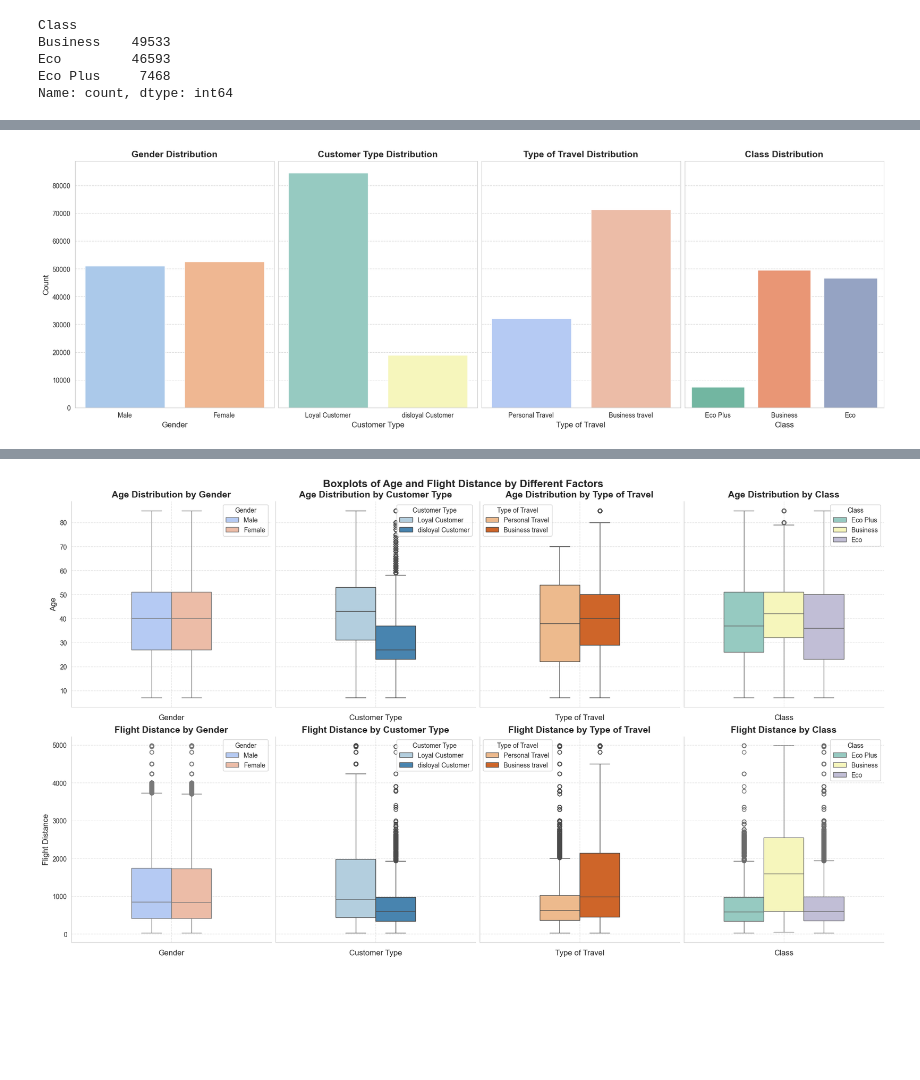
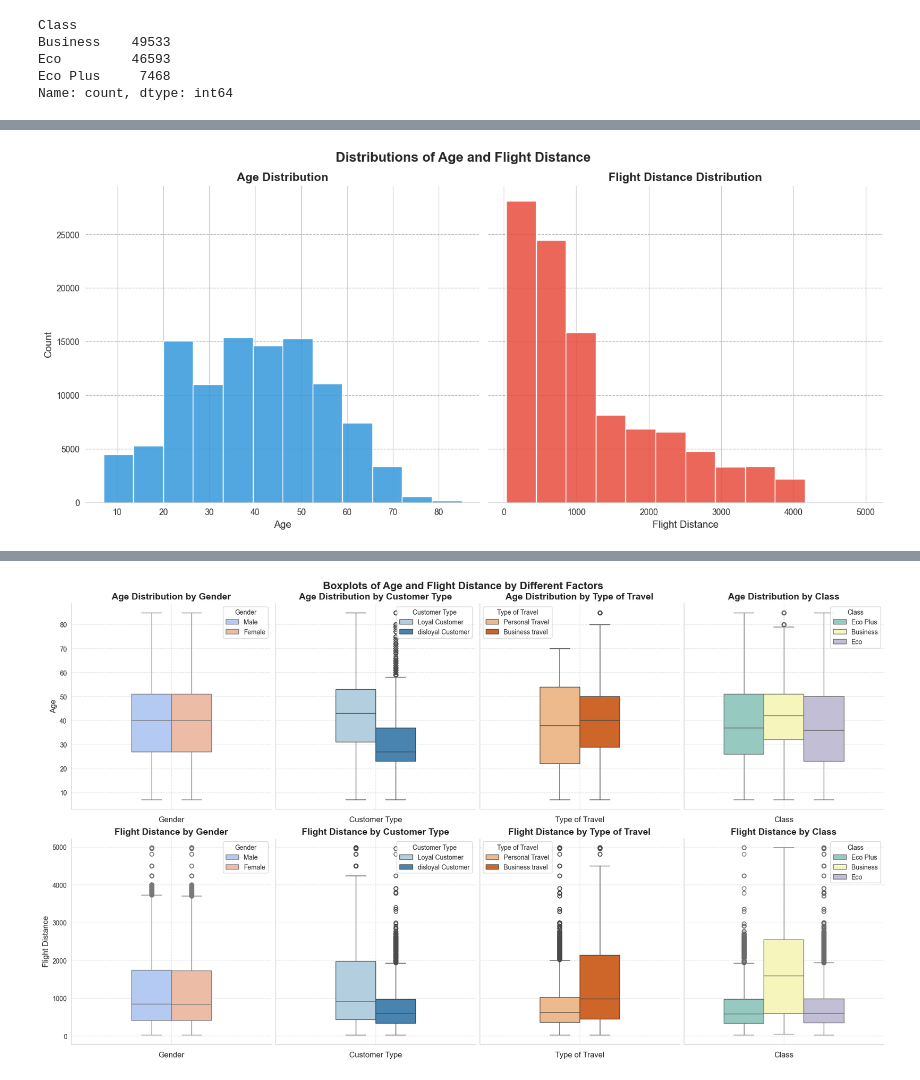
Before and after one commit to Edie-Z/AirlinePassengerSatisfaction, a Jupyter notebook: PassengerSatisfaction_Description.ipynb, the cells around one changed output, grey strips where cells are left out. Cells and saved outputs as stored; diff of their text form; code cells hidden in the pictures; blank space fills up the shorter version.

```diff
--- a/PassengerSatisfaction_Description.ipynb
+++ b/PassengerSatisfaction_Description.ipynb
@@ -169,33 +196,40 @@ Name: count, dtype: int64
 # %%
-fig, ax = plt.subplots(1, 4, figsize=(18, 6), constrained_layout=True, sharey=True)
+fig, ax = plt.subplots(nrows=1, ncols=2, figsize=(14, 6), constrained_layout=True, sharey=True)
 
-sns.countplot(data=data, x='Gender', hue='Gender', ax=ax[0], palette="pastel")
-ax[0].set_title("Gender Distribution", fontsize=14, weight='bold')
-ax[0].set_xlabel("Gender", fontsize=12)
+histplot_params = {
+    'bins': 12,
+    'alpha': 0.85,
+    'kde': False,
+}
+
+# Age
+sns.histplot(
+    data=data,
+    x='Age',
+    color='#3498db',
+    ax=ax[0],
+    **histplot_params
+)
+ax[0].set_title("Age Distribution", fontsize=14, weight='bold')
+ax[0].set_xlabel("Age", fontsize=12)
 ax[0].set_ylabel("Count", fontsize=12)
-ax[0].grid(axis='y', linestyle='--', alpha=0.7)
+ax[0].grid(axis='y', linestyle='--', alpha=0.6, color='gray')
 
-# Customer Type
-sns.countplot(data=data, x='Customer Type', hue='Customer Type', ax=ax[1], palette="Set3")
-ax[1].set_title("Customer Type Distribution", fontsize=14, weight='bold')
-ax[1].set_xlabel("Customer Type", fontsize=12)
+# Flight Distance
+sns.histplot(
+    data=data,
+    x='Flight Distance',
+    color='#e74c3c',
+    ax=ax[1],
+    **histplot_params
+)
+ax[1].set_title("Flight Distance Distribution", fontsize=14, weight='bold')
+ax[1].set_xlabel("Flight Distance", fontsize=12)
 ax[1].set_ylabel("Count", fontsize=12)
-ax[1].grid(axis='y', linestyle='--', alpha=0.7)
+ax[1].grid(axis='y', linestyle='--', alpha=0.6, color='gray')
 
-# Type of Travel
-sns.countplot(data=data, x='Type of Travel', hue='Type of Travel', ax=ax[2], palette="coolwarm")
-ax[2].set_title("Type of Travel Distribution", fontsize=14, weight='bold')
-ax[2].set_xlabel("Type of Travel", fontsize=12)
-ax[2].set_ylabel("Count", fontsize=12)
-ax[2].grid(axis='y', linestyle='--', alpha=0.7)
-
-# Class
-sns.countplot(data=data, x='Class', hue='Class', ax=ax[3], palette="Set2")
-ax[3].set_title("Class Distribution", fontsize=14, weight='bold')
-ax[3].set_xlabel("Class", fontsize=12)
-ax[3].set_ylabel("Count", fontsize=12)
-ax[3].grid(axis='y', linestyle='--', alpha=0.7)
-
+fig.suptitle("Distributions of Age and Flight Distance", fontsize=16, weight='bold', y=1.05)
+sns.despine(left=True, bottom=False)
 plt.show()
 # %% [output]
-[figure, old version]
+[figure, new version]
```
Also changed, not shown: parts of 10 cells of this notebook.
